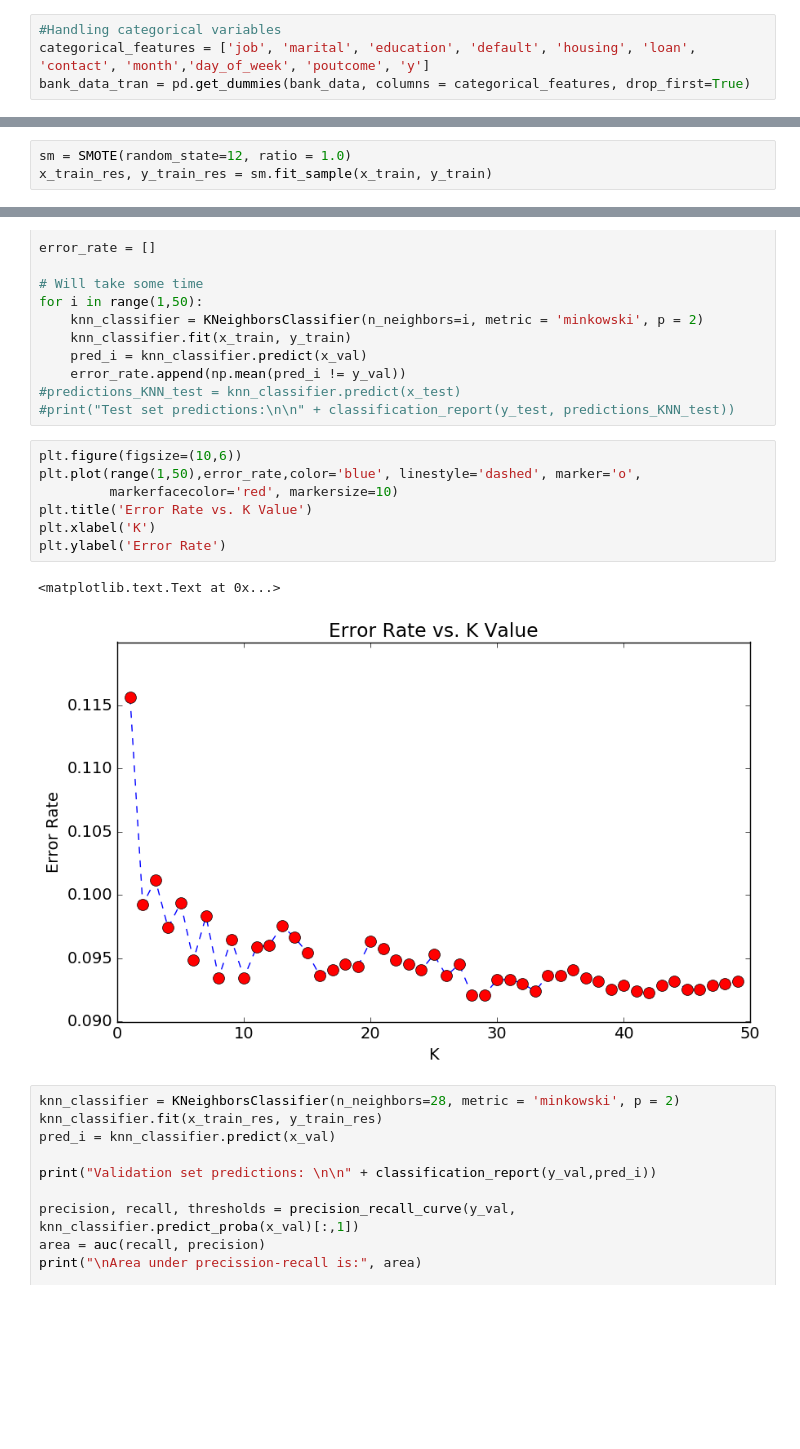
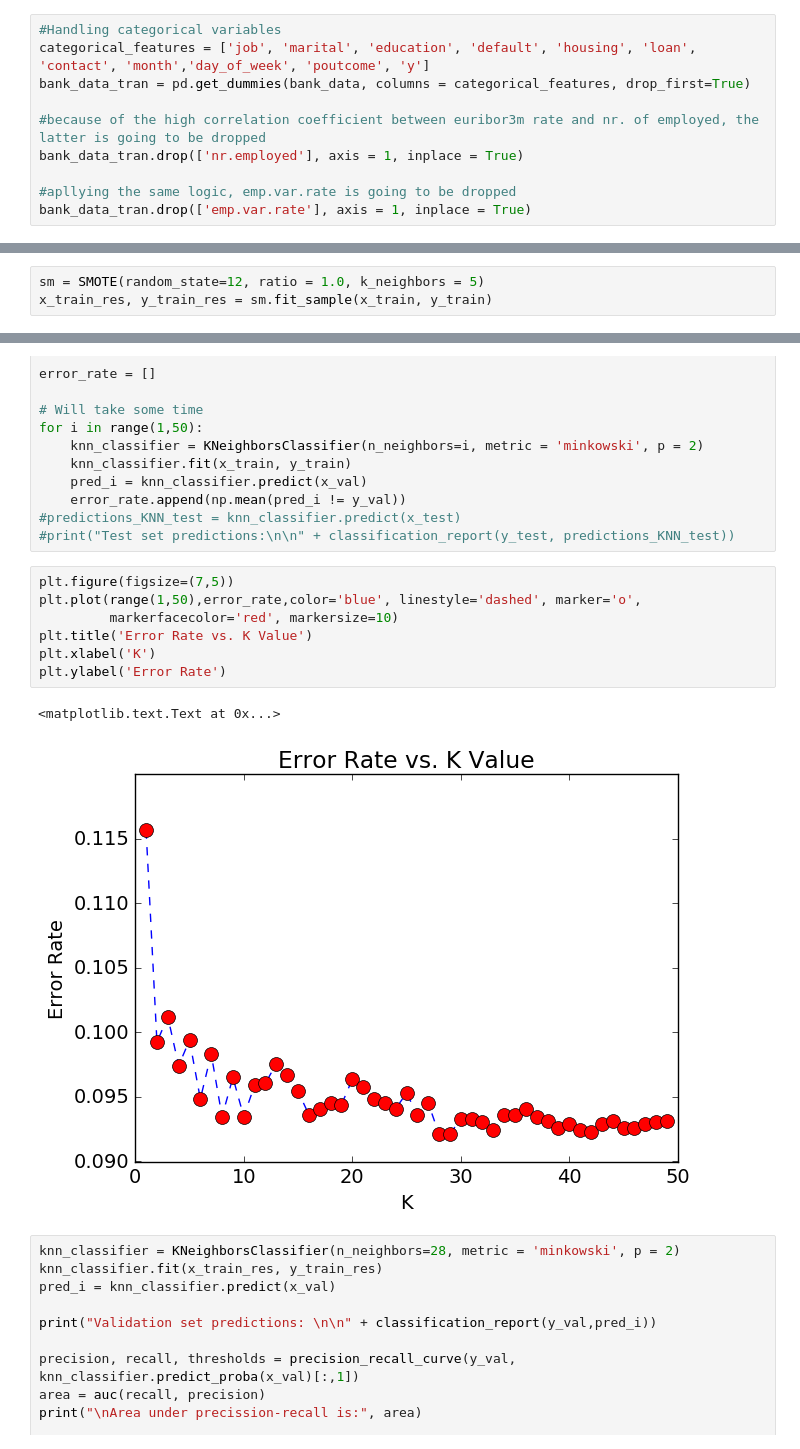
Before and after one commit to milosmladenovic5/telemarketing_campaign, a Jupyter notebook: telemarketing_smote_minority.ipynb, the cells around one changed output, grey strips where cells are left out. Saved outputs shown, nothing was run; the diff lists cells and outputs as text; blank space fills up the shorter version.

Commit message:
Normal sampling, parameters tuning, SMOTE tuning

```diff
--- a/telemarketing_smote_minority.ipynb
+++ b/telemarketing_smote_minority.ipynb
@@ -31,6 +31,12 @@ bank_data = pd.read_csv('bank-additional-full.csv')
 #Handling categorical variables
 categorical_features = ['job', 'marital', 'education', 'default', 'housing', 'loan', 'contact', 'month','day_of_week', 'poutcome', 'y']
 bank_data_tran = pd.get_dummies(bank_data, columns = categorical_features, drop_first=True)
+
+#because of the high correlation coefficient between euribor3m rate and nr. of employed, the latter is going to be dropped
+bank_data_tran.drop(['nr.employed'], axis = 1, inplace = True)
+
+#apllying the same logic, emp.var.rate is going to be dropped
+bank_data_tran.drop(['emp.var.rate'], axis = 1, inplace = True)
 # %%
 #Data preprocessing and splitting and scaling
 x = bank_data_tran.iloc[:,bank_data_tran.columns != 'y_yes'].values
@@ -39,7 +45,7 @@ y = bank_data_tran.iloc[:, -1].values
 x_train, x_test, y_train, y_test = train_test_split(x, y, test_size = 0.2, random_state = 0)
 x_train, x_val, y_train, y_val = train_test_split(x_train, y_train, test_size = 0.2, random_state = 0)
 # %%
-sm = SMOTE(random_state=12, ratio = 1.0)
+sm = SMOTE(random_state=12, ratio = 1.0, k_neighbors = 5)
 x_train_res, y_train_res = sm.fit_sample(x_train, y_train)
 # %%
 #Decision tree algorithm
@@ -265,15 +271,15 @@ for i in range(1,50):
 #predictions_KNN_test = knn_classifier.predict(x_test)
 #print("Test set predictions:\n\n" + classification_report(y_test, predictions_KNN_test))
 # %%
-plt.figure(figsize=(10,6))
+plt.figure(figsize=(7,5))
 plt.plot(range(1,50),error_rate,color='blue', linestyle='dashed', marker='o',
          markerfacecolor='red', markersize=10)
 plt.title('Error Rate vs. K Value')
 plt.xlabel('K')
 plt.ylabel('Error Rate')
 # %% [output]
 <matplotlib.text.Text at 0x...>
-[figure, old version]
+[figure, new version]
 # %%
 knn_classifier = KNeighborsClassifier(n_neighbors=28, metric = 'minkowski', p = 2)
 knn_classifier.fit(x_train_res, y_train_res)
```
Also changed, not shown: parts of 2 cells of this notebook, 3 other files.
